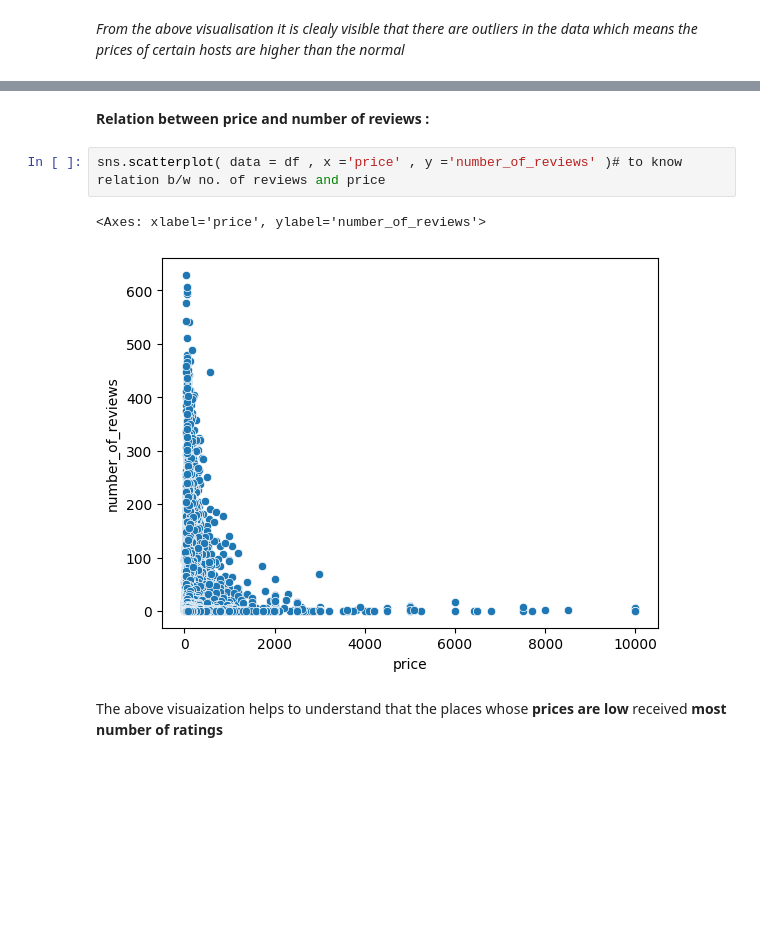
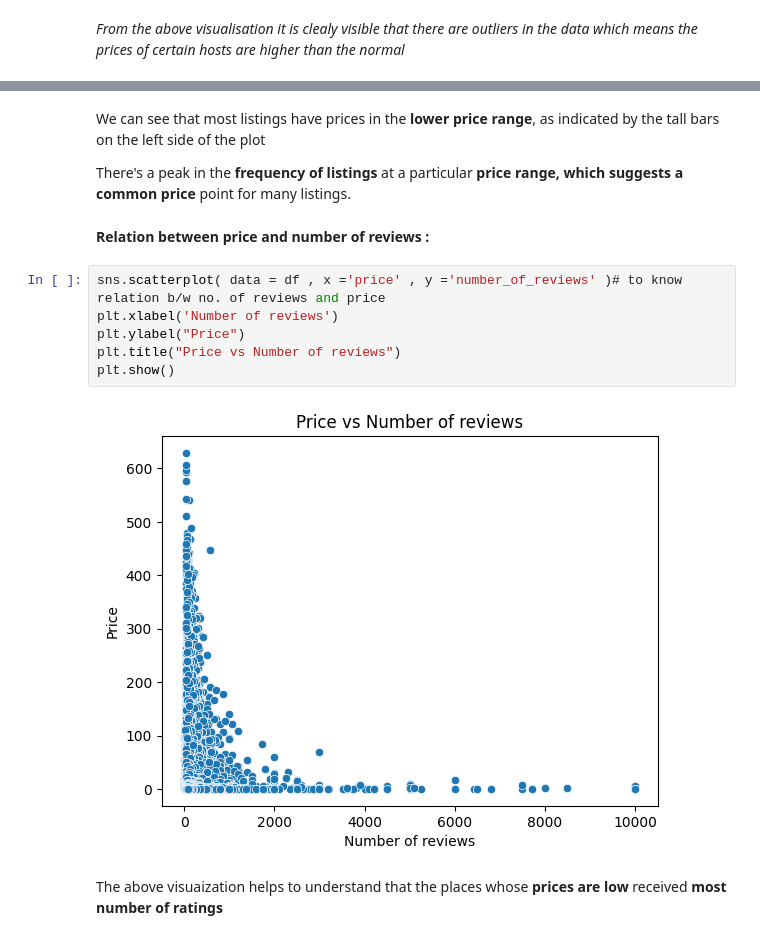
Before and after one commit to ShashankBDSC/air-bnb-EDA, a Jupyter notebook: EDA_Project.ipynb, the cells around one changed output, grey strips where cells are left out. Saved outputs shown, nothing was run; the diff lists cells and outputs as text; blank space fills up the shorter version.

```diff
--- a/EDA_Project.ipynb
+++ b/EDA_Project.ipynb
@@ -280,10 +293,17 @@ sns.boxplot(data=df,y=df.price)# here boxplot is used to detect the outliers
+# %% [markdown]
+ We can see that most listings have prices in the **lower price range**, as indicated by the tall bars on the left side of the plot
+
+ There's a peak in the **frequency of listings** at a particular **price range, which suggests a common price** point for many listings.
 # %% [markdown]
 **Relation between price and number of reviews :**
 # %%
 sns.scatterplot( data = df , x ='price' , y ='number_of_reviews' )# to know relation b/w no. of reviews and price
+plt.xlabel('Number of reviews')
+plt.ylabel("Price")
+plt.title("Price vs Number of reviews")
+plt.show()
 # %% [output]
-<Axes: xlabel='price', ylabel='number_of_reviews'>
-[figure, old version]
+[figure, new version]
 # %% [markdown]
 The above visuaization helps to understand that the places whose **prices are low** received **most number of ratings**
 # %%
```
Also changed, not shown: parts of 7 cells of this notebook.
